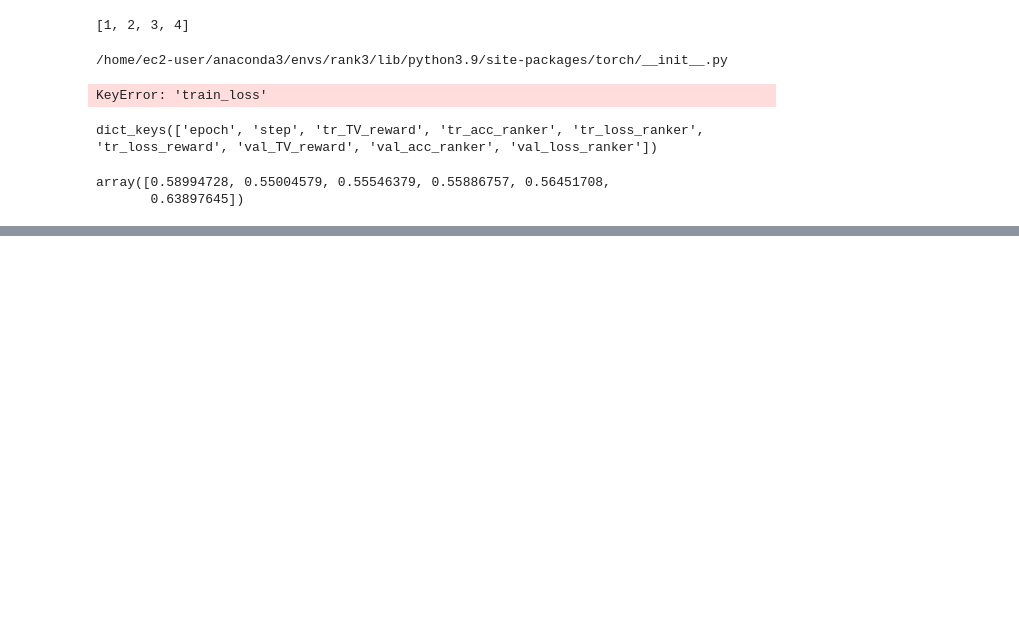
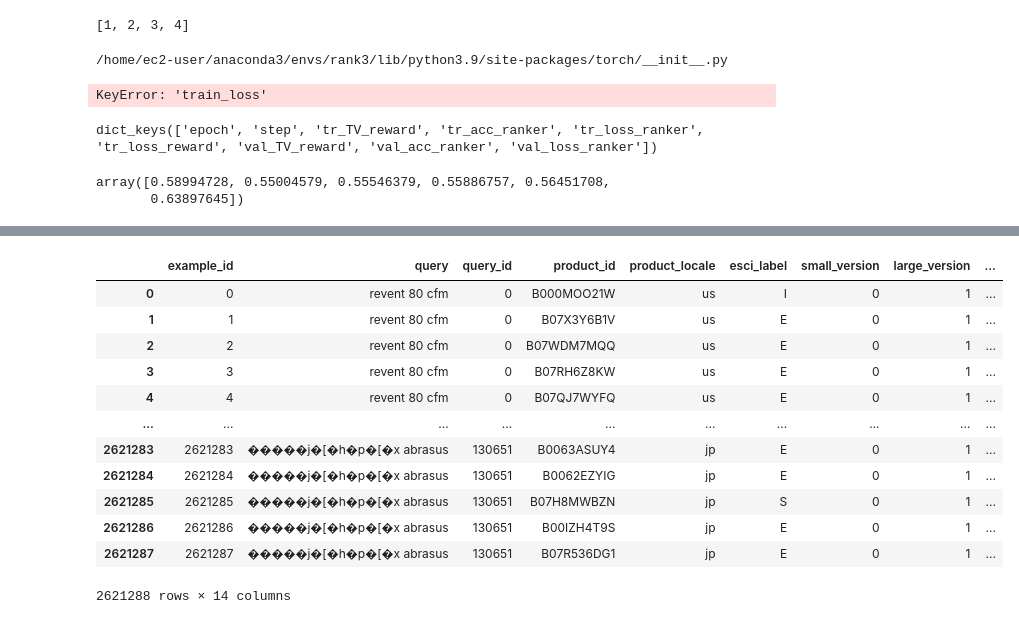
Before and after one commit to GauravBh1010tt/RewardRank, a Jupyter notebook: temp.ipynb, the cells around one changed output, grey strips where cells are left out. Cells and saved outputs as stored; diff of their text form; code cells hidden in the pictures; blank space fills up the shorter version.

```diff
--- a/temp.ipynb
+++ b/temp.ipynb
@@ -1159,0 +1493,5 @@ ret_score = prob_atleast_1click.mean()
+# %%
+import pandas as pd
+df_examples = pd.read_parquet('../data/esci-data/shopping_queries_dataset/shopping_queries_dataset_examples.parquet')
+df_products = pd.read_parquet('../data/esci-data/shopping_queries_dataset/shopping_queries_dataset_products.parquet')
+df_sources = pd.read_csv("../data/esci-data/shopping_queries_dataset/shopping_queries_dataset_sources.csv")
@@ -1159,0 +1514,8 @@ ret_score = prob_atleast_1click.mean()
+# %%
+df_examples_products = pd.merge(
+    df_examples,
+    df_products,
+    how='left',
+    left_on=['product_locale','product_id'],
+    right_on=['product_locale', 'product_id']
+)
@@ -1159,0 +1526,16 @@ ret_score = prob_atleast_1click.mean()
+# %%
+df_examples_products
+# %% [output]
+|  | example_id | query | query_id | product_id | product_locale | esci_label | small_version | large_version | ... |
+| 0 | 0 | revent 80 cfm | 0 | B000MOO21W | us | I | 0 | 1 | ... |
+| 1 | 1 | revent 80 cfm | 0 | B07X3Y6B1V | us | E | 0 | 1 | ... |
+| 2 | 2 | revent 80 cfm | 0 | B07WDM7MQQ | us | E | 0 | 1 | ... |
+| 3 | 3 | revent 80 cfm | 0 | B07RH6Z8KW | us | E | 0 | 1 | ... |
+| 4 | 4 | revent 80 cfm | 0 | B07QJ7WYFQ | us | E | 0 | 1 | ... |
+| ... | ... | ... | ... | ... | ... | ... | ... | ... | ... |
+| 2621283 | 2621283 | �����j�[�h�p�[�x abrasus | 130651 | B0063ASUY4 | jp | E | 0 | 1 | ... |
+| 2621284 | 2621284 | �����j�[�h�p�[�x abrasus | 130651 | B0062EZYIG | jp | E | 0 | 1 | ... |
+| 2621285 | 2621285 | �����j�[�h�p�[�x abrasus | 130651 | B07H8MWBZN | jp | S | 0 | 1 | ... |
+| 2621286 | 2621286 | �����j�[�h�p�[�x abrasus | 130651 | B00IZH4T9S | jp | E | 0 | 1 | ... |
+| 2621287 | 2621287 | �����j�[�h�p�[�x abrasus | 130651 | B07R536DG1 | jp | E | 0 | 1 | ... |
+2621288 rows × 14 columns
```
Also changed, not shown: parts of 32 cells of this notebook, 14 other files.
